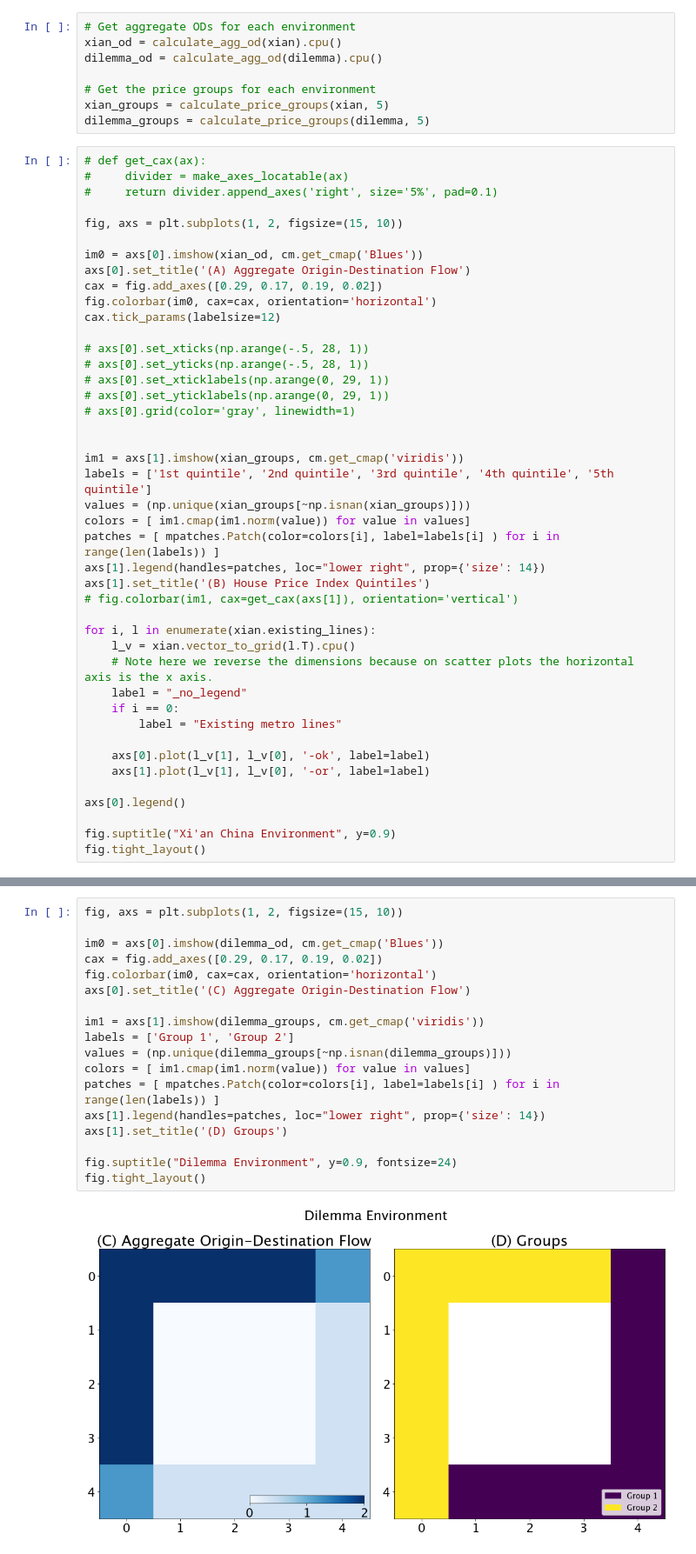
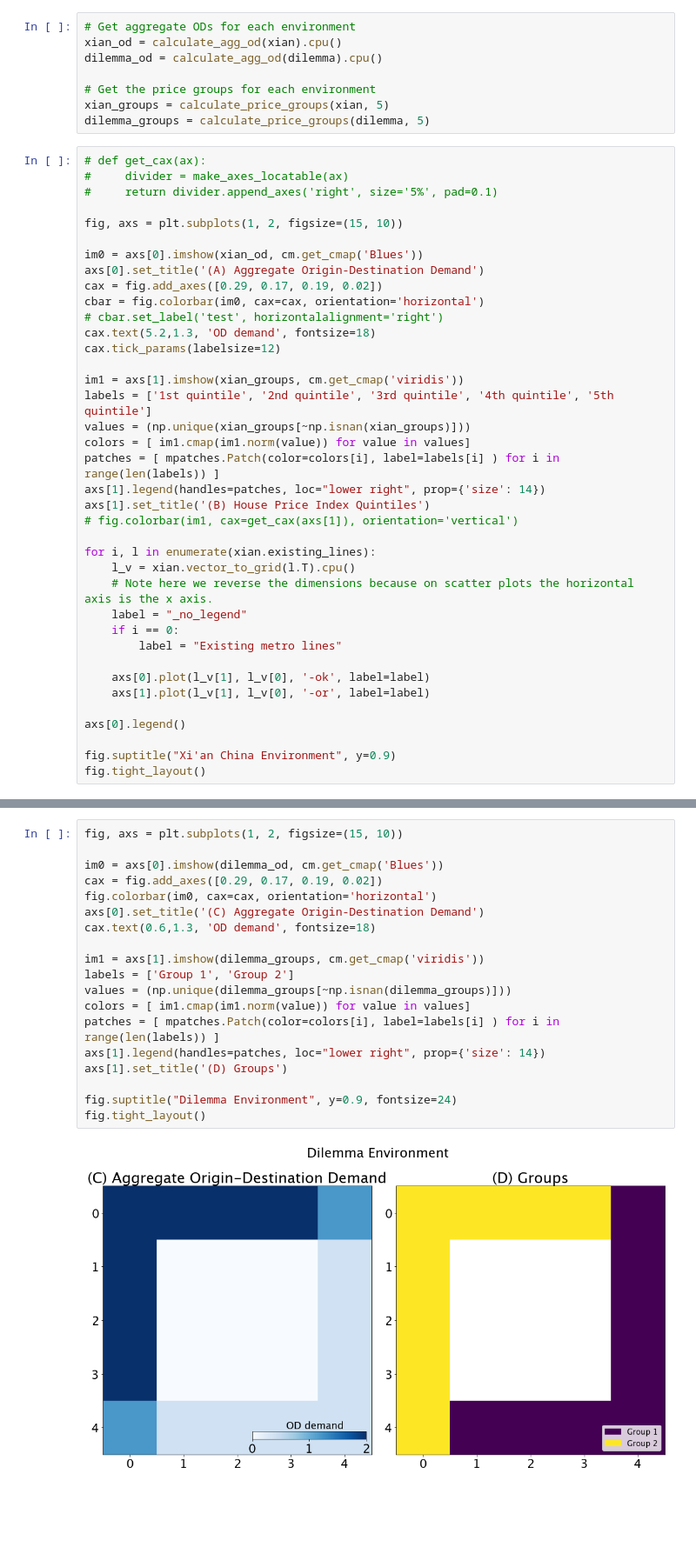
Before and after one commit to dimichai/fair-network-expansion, a Jupyter notebook: environments/plotter.ipynb, the cells around one changed output, grey strips where cells are left out. Shown at 87% size. Drawn from its saved outputs; the diff is of its cells as text; blank space fills up the shorter version.

```diff
--- a/environments/plotter.ipynb
+++ b/environments/plotter.ipynb
@@ -65,17 +65,12 @@ dilemma_groups = calculate_price_groups(dilemma, 5)
 fig, axs = plt.subplots(1, 2, figsize=(15, 10))
 
 im0 = axs[0].imshow(xian_od, cm.get_cmap('Blues'))
-axs[0].set_title('(A) Aggregate Origin-Destination Flow')
+axs[0].set_title('(A) Aggregate Origin-Destination Demand')
 cax = fig.add_axes([0.29, 0.17, 0.19, 0.02])
-fig.colorbar(im0, cax=cax, orientation='horizontal')
+cbar = fig.colorbar(im0, cax=cax, orientation='horizontal')
+# cbar.set_label('test', horizontalalignment='right')
+cax.text(5.2,1.3, 'OD demand', fontsize=18)
 cax.tick_params(labelsize=12)
-
-# axs[0].set_xticks(np.arange(-.5, 28, 1))
-# axs[0].set_yticks(np.arange(-.5, 28, 1))
-# axs[0].set_xticklabels(np.arange(0, 29, 1))
-# axs[0].set_yticklabels(np.arange(0, 29, 1))
-# axs[0].grid(color='gray', linewidth=1)
-
 
 im1 = axs[1].imshow(xian_groups, cm.get_cmap('viridis'))
 labels = ['1st quintile', '2nd quintile', '3rd quintile', '4th quintile', '5th quintile']
@@ -105,23 +100,24 @@ fig.tight_layout()
 # %%
 fig, axs = plt.subplots(1, 2, figsize=(15, 10))
 
 im0 = axs[0].imshow(dilemma_od, cm.get_cmap('Blues'))
 cax = fig.add_axes([0.29, 0.17, 0.19, 0.02])
 fig.colorbar(im0, cax=cax, orientation='horizontal')
-axs[0].set_title('(C) Aggregate Origin-Destination Flow')
+axs[0].set_title('(C) Aggregate Origin-Destination Demand')
+cax.text(0.6,1.3, 'OD demand', fontsize=18)
 
 im1 = axs[1].imshow(dilemma_groups, cm.get_cmap('viridis'))
 labels = ['Group 1', 'Group 2']
 values = (np.unique(dilemma_groups[~np.isnan(dilemma_groups)]))
 colors = [ im1.cmap(im1.norm(value)) for value in values]
 patches = [ mpatches.Patch(color=colors[i], label=labels[i] ) for i in range(len(labels)) ]
 axs[1].legend(handles=patches, loc="lower right", prop={'size': 14})
 axs[1].set_title('(D) Groups')
 
 fig.suptitle("Dilemma Environment", y=0.9, fontsize=24)
 fig.tight_layout()
 # %% [output]
-[figure, old version]
+[figure, new version]
 # %%
 # im2 = axs[2].imshow(diagonal_od)
 # im3 = axs[3].imshow(diagonal_groups,  cm.get_cmap('viridis', 5))
```
Also changed, not shown: parts of 1 cell of this notebook, 1 other file.
